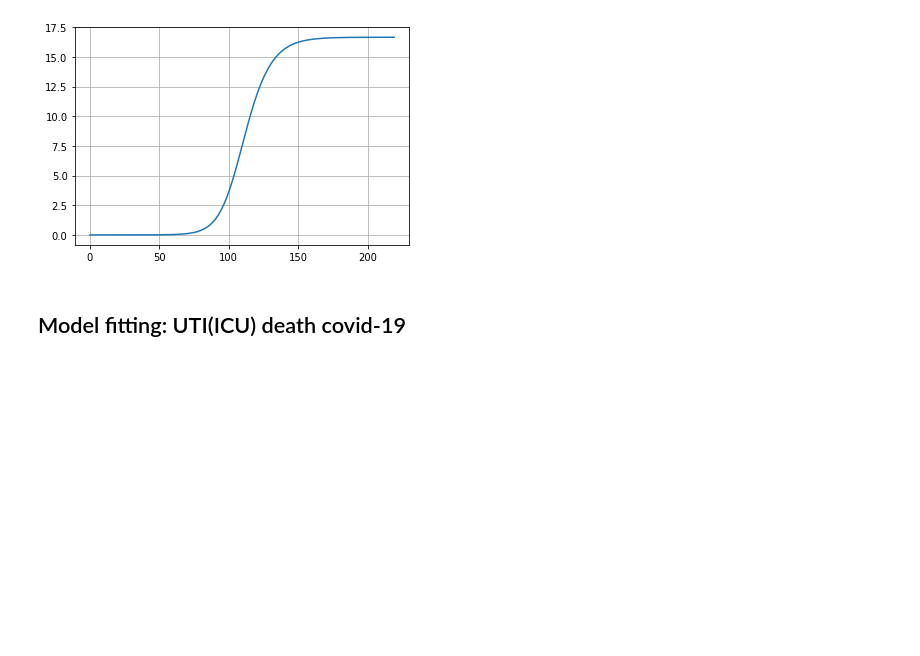
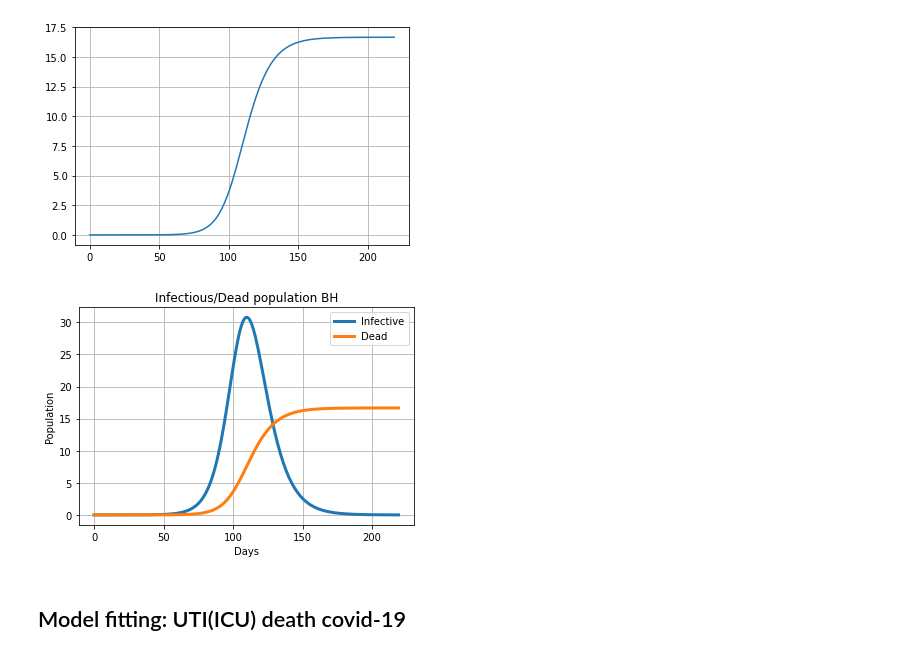
Before and after one commit to raydangaspar/tcc_covid-19, a Jupyter notebook: notebooks/seird.ipynb, the cells around one changed output. Cells and saved outputs as stored; diff of their text form; code cells hidden in the pictures; blank space fills up the shorter version.

```diff
--- a/notebooks/seird.ipynb
+++ b/notebooks/seird.ipynb
@@ -273,6 +275,10 @@ plt.plot(x, dD)
 plt.grid('True')
 # %% [output]
 [figure]
+# %%
+inf_dead(x, dI, dD)
+# %% [output]
+[figure, added]
 # %% [markdown]
 ## Model fitting: UTI(ICU) death covid-19
 # %%
```
Also changed, not shown: parts of 9 cells of this notebook.
